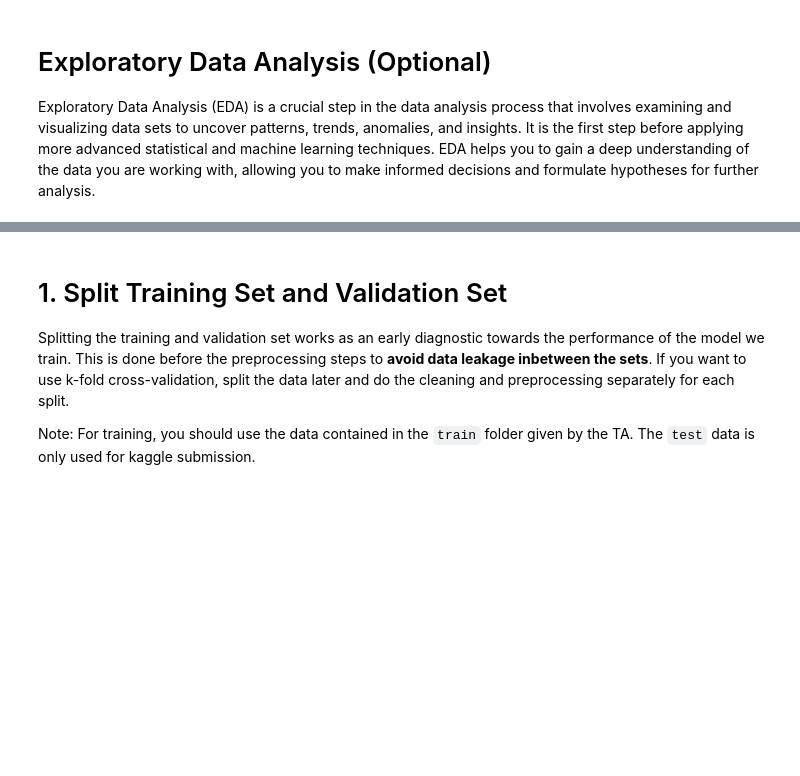
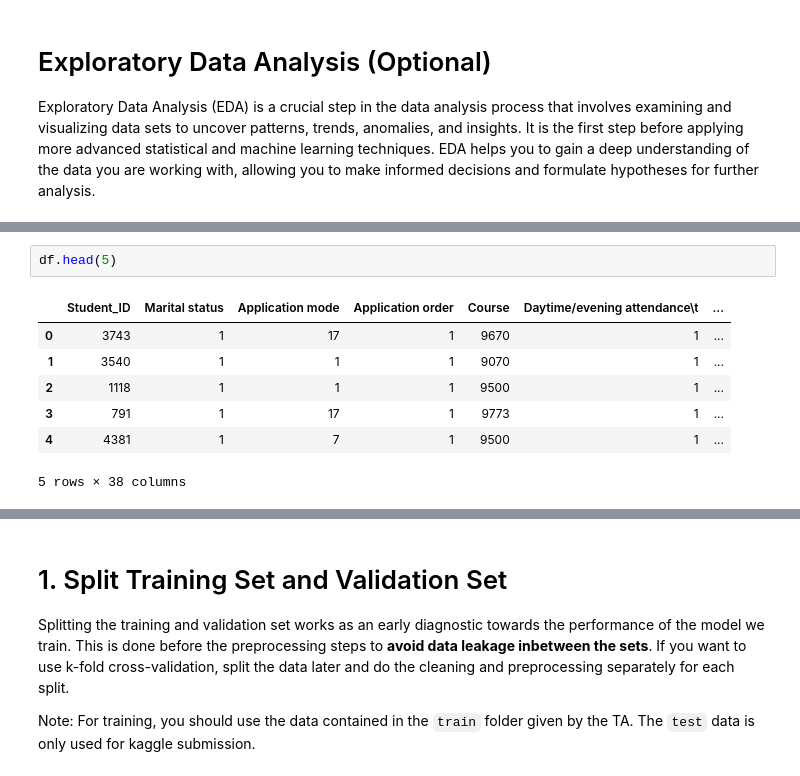
Before and after one commit to iammadsfq/AI_Tubes2_AiKamuMah, a Jupyter notebook: notebook.ipynb, the cells around one changed output, grey strips where cells are left out. Cells and saved outputs as stored; diff of their text form; blank space fills up the shorter version.

```diff
--- a/notebook.ipynb
+++ b/notebook.ipynb
@@ -34,0 +111,10 @@ Exploratory Data Analysis (EDA) is a crucial step in the data analysis process t
+# %%
+df.head(5)
+# %% [output]
+|  | Student_ID | Marital status | Application mode | Application order | Course | Daytime/evening attendance\t | ... |
+| 0 | 3743 | 1 | 17 | 1 | 9670 | 1 | ... |
+| 1 | 3540 | 1 | 1 | 1 | 9070 | 1 | ... |
+| 2 | 1118 | 1 | 1 | 1 | 9500 | 1 | ... |
+| 3 | 791 | 1 | 17 | 1 | 9773 | 1 | ... |
+| 4 | 4381 | 1 | 7 | 1 | 9500 | 1 | ... |
+5 rows × 38 columns
```
Also changed, not shown: parts of 11 cells of this notebook, 1 other file.
